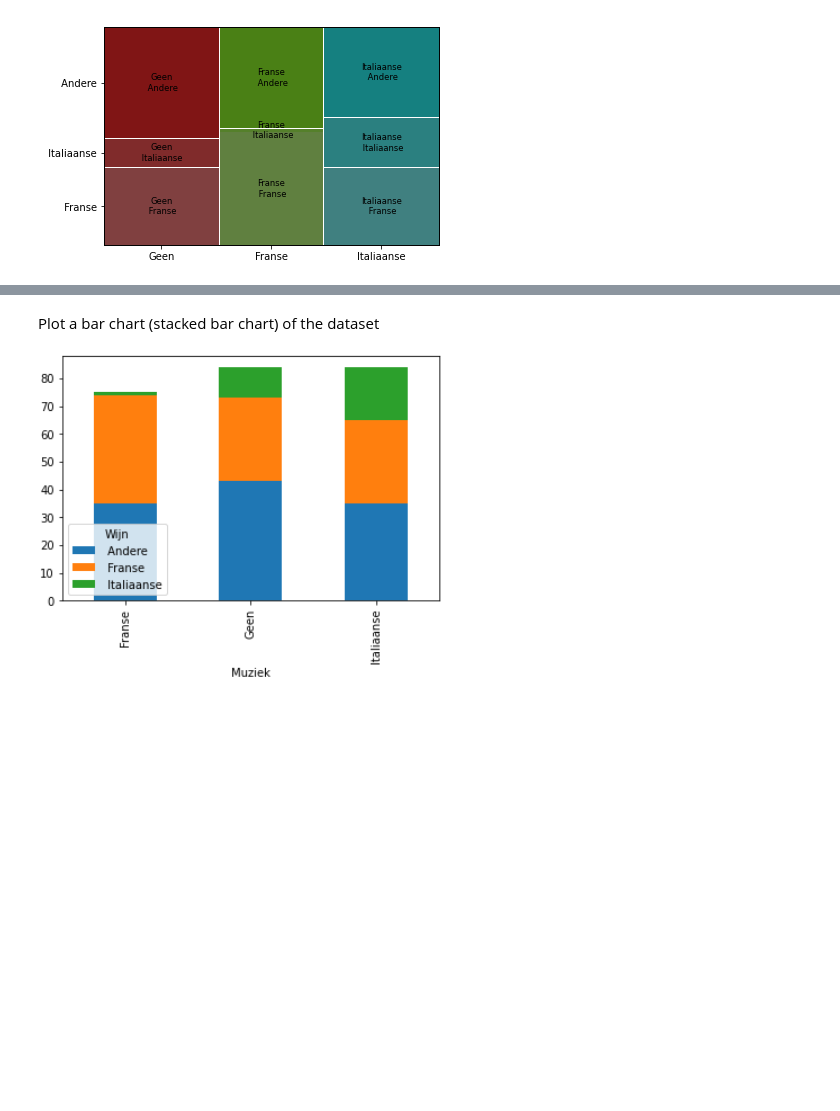
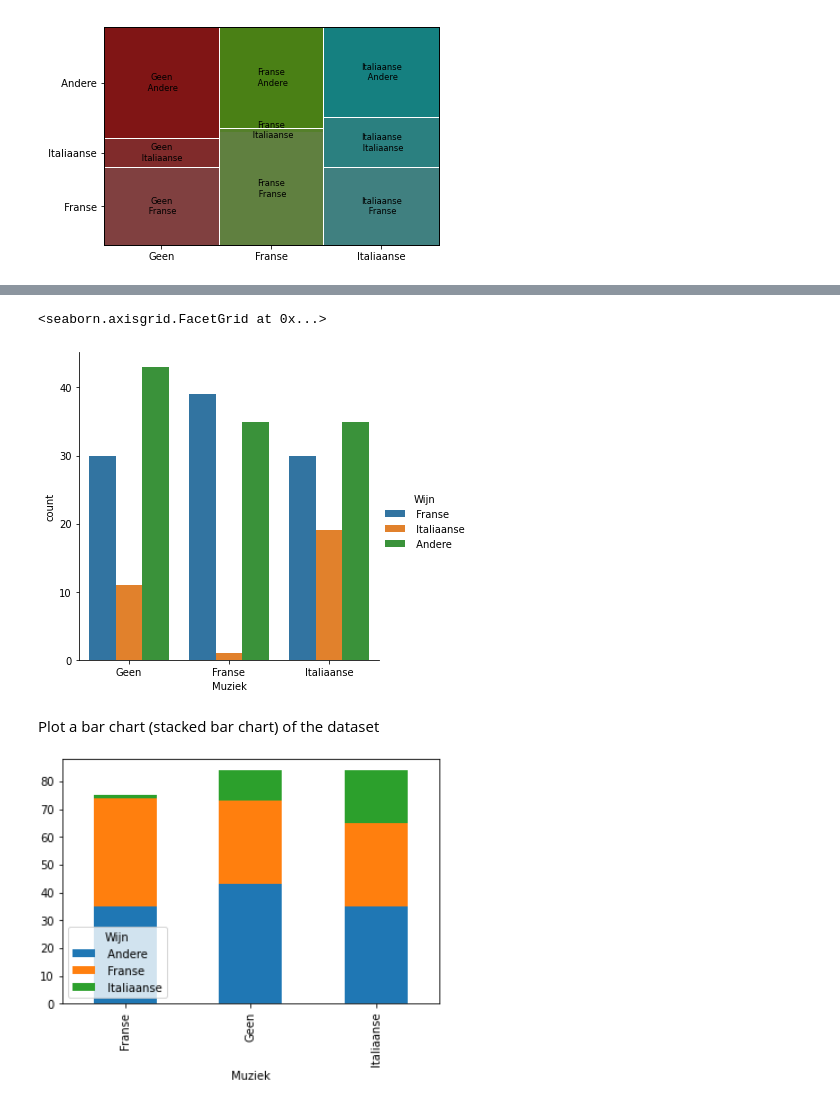
Before and after one commit to arnauddormaels/Data-Science-and-AI, a Jupyter notebook: Solution Labs/H4_labs_chi_squared.ipynb, the cells around one changed output, grey strips where cells are left out. Drawn from its saved outputs; the diff is of its cells as text; code cells hidden in the pictures; blank space fills up the shorter version.

```diff
--- a/Solution Labs/H4_labs_chi_squared.ipynb
+++ b/Solution Labs/H4_labs_chi_squared.ipynb
@@ -139,6 +140,11 @@ mosaic(data=mw, index=['Muziek','Wijn']);
 Plot a clustered bar chart of the dataset
 
 ![image.png](embedded-picture-1)
+# %%
+sns.catplot(data=mw, hue='Wijn', x='Muziek', kind='count' )
+# %% [output]
+<seaborn.axisgrid.FacetGrid at 0x...>
+[figure, added]
 # %% [markdown]
 Plot a bar chart (stacked bar chart) of the dataset
 
```
Also changed, not shown: parts of 1 cell of this notebook.
